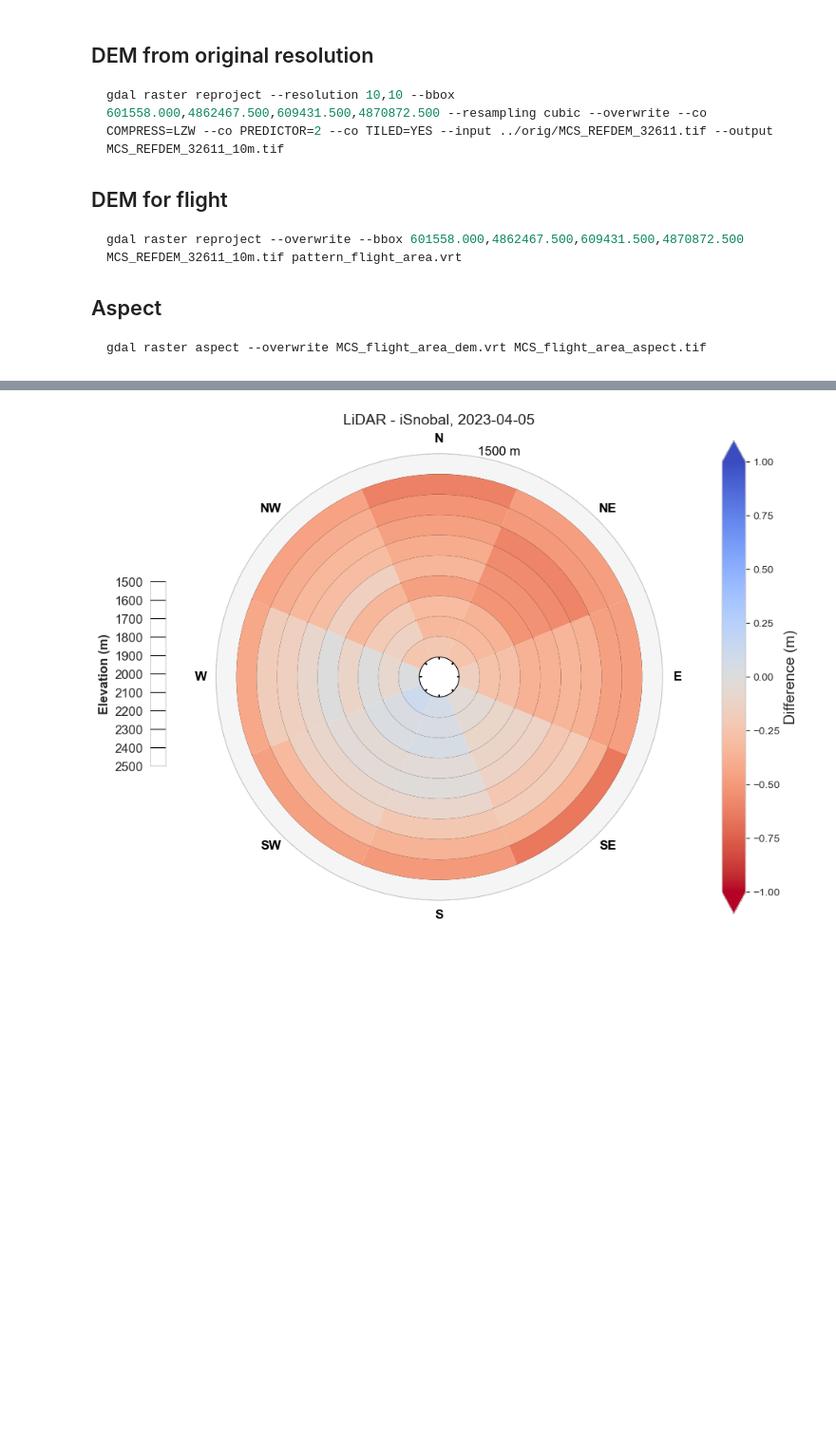
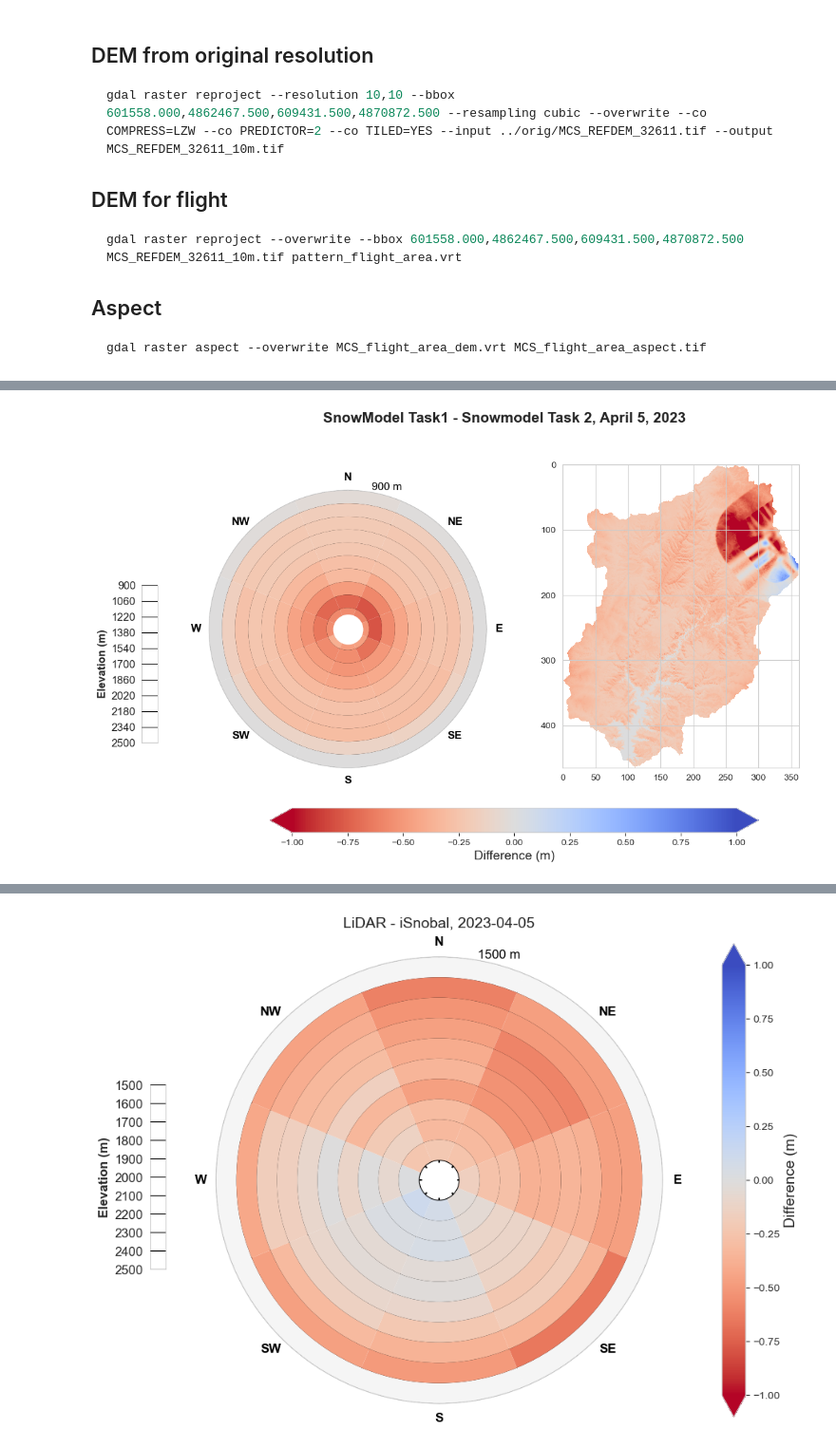
Before and after one commit to naniciafone/SIRO, a Jupyter notebook: notebooks/Polar_plot_joe_copy.ipynb, the cells around one changed output, grey strips where cells are left out. Shown at 95% size. Cells and saved outputs as stored; diff of their text form; code cells hidden in the pictures; blank space fills up the shorter version.

```diff
--- a/notebooks/Polar_plot_joe_copy.ipynb
+++ b/notebooks/Polar_plot_joe_copy.ipynb
@@ -218,0 +229,4 @@ def plot_flight(source_fp, reference_fp):
+# %%
+plot_flight(SM, dem_fp, aspect_fp, SM_t2, "SnowModel Task1 - Snowmodel Task 2, April 5, 2023")
+# %% [output]
+[figure, added]
```
Also changed, not shown: parts of 15 cells of this notebook.
